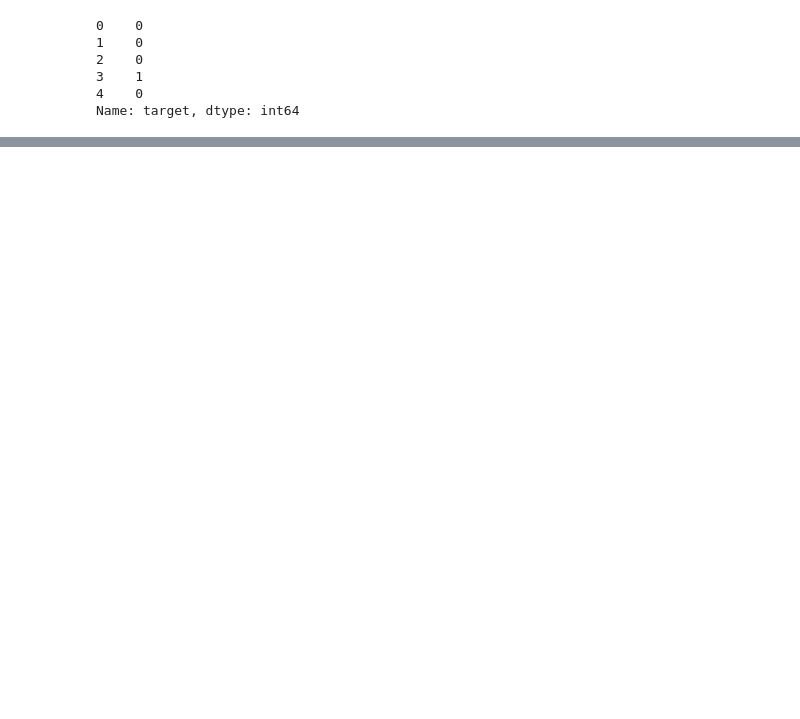
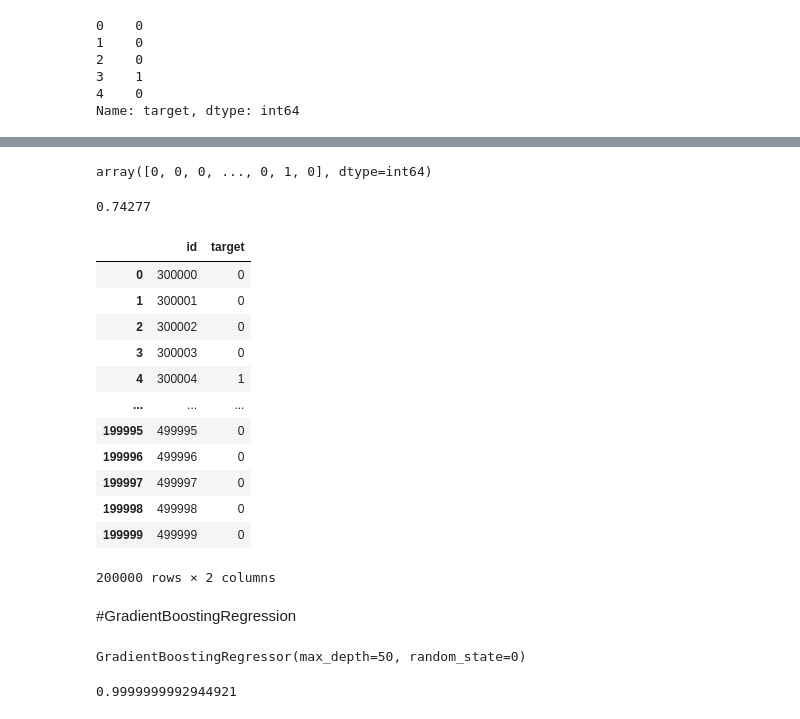
Before and after one commit to suneetsahadevan/kaggle_competition4, a Jupyter notebook: kaggle4.ipynb, the cells around one changed output, grey strips where cells are left out. Saved outputs shown, nothing was run; the diff lists cells and outputs as text; code cells hidden in the pictures; blank space fills up the shorter version.

```diff
--- a/kaggle4.ipynb
+++ b/kaggle4.ipynb
@@ -243,5 +312,5 @@ x.head()
 # %%
-model = LogisticRegression(solver='saga', random_state=0)
+model = LogisticRegression(solver='lbfgs',random_state=0 , max_iter=1000)
 # %%
 model.fit(x,y)
 # %% [output]
@@ -328,0 +318,32 @@ Name: nom_9, Length: 11981, dtype: int64
+# %%
+model.predict(x)
+# %% [output]
+array([0, 0, 0, ..., 0, 1, 0], dtype=int64)
+# %%
+model.score(x,y)
+# %% [output]
+0.74277
+# %%
+test_x = test_new.drop(['id'], axis = 'columns')
+ids = test_new['id']
+# %%
+result = model.predict(test_x)
+# %%
+result = pd.DataFrame(result, columns=['target'])
+# %%
+result1 = pd.merge(ids, result, left_index=True, right_index=True)
+result1
+# %% [output]
+|  | id | target |
+| 0 | 300000 | 0 |
+| 1 | 300001 | 0 |
+| 2 | 300002 | 0 |
+| 3 | 300003 | 0 |
+| 4 | 300004 | 1 |
+| ... | ... | ... |
+| 199995 | 499995 | 0 |
+| 199996 | 499996 | 0 |
+| 199997 | 499997 | 0 |
+| 199998 | 499998 | 0 |
+| 199999 | 499999 | 0 |
+200000 rows × 2 columns
@@ -328,0 +352,2 @@ Name: nom_9, Length: 11981, dtype: int64
+# %% [markdown]
+#GradientBoostingRegression
@@ -328,0 +357,4 @@ Name: nom_9, Length: 11981, dtype: int64
+# %%
+mod1.fit(x,y)
+# %% [output]
+GradientBoostingRegressor(max_depth=50, random_state=0)
@@ -328,0 +363,4 @@ Name: nom_9, Length: 11981, dtype: int64
+# %%
+mod1.score(x,y)
+# %% [output]
+0.9999999992944921
```
Also changed, not shown: parts of 44 cells of this notebook.
